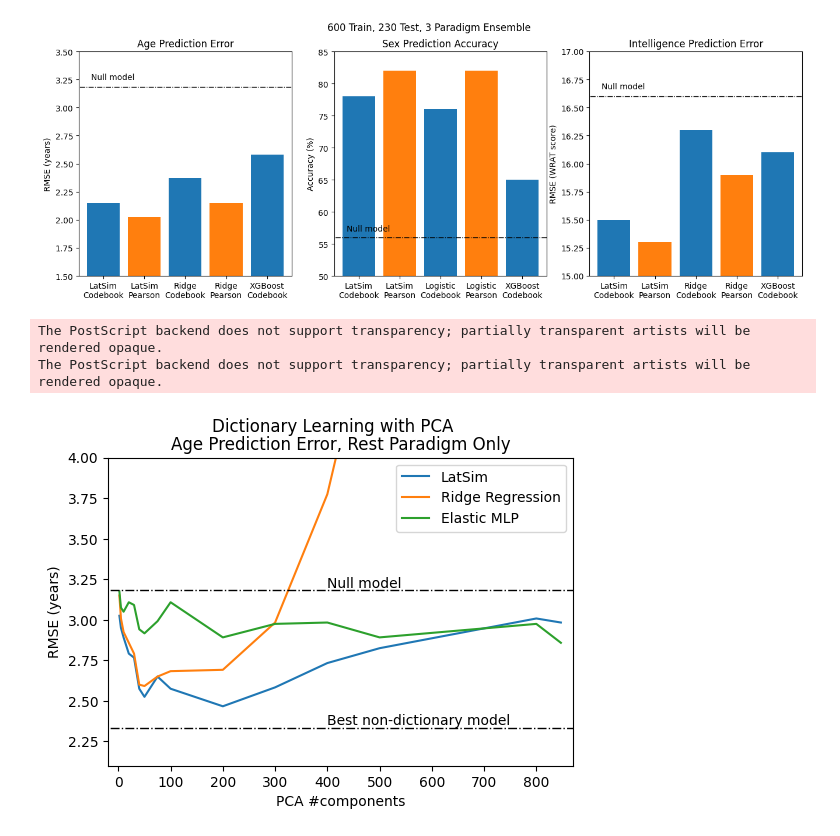
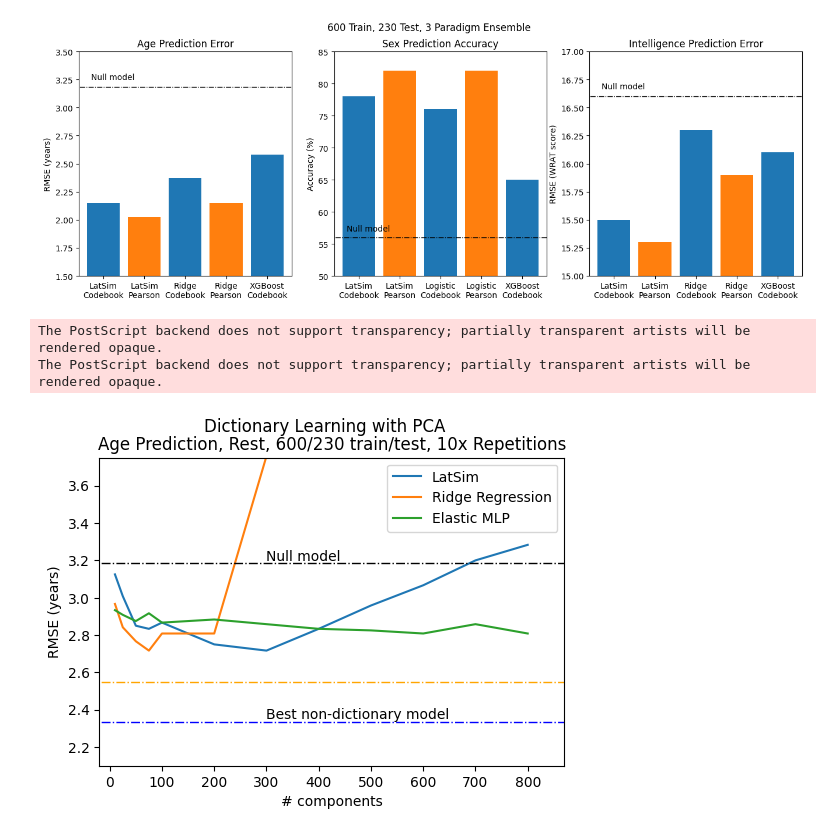
Before and after one commit to aorliche/PNC, a Jupyter notebook: LatSimEC/MeetingGraphs.ipynb, the cells around one changed output. Cells and saved outputs as stored; diff of their text form; code cells hidden in the pictures.

```diff
--- a/LatSimEC/MeetingGraphs.ipynb
+++ b/LatSimEC/MeetingGraphs.ipynb
@@ -70,40 +70,41 @@ fig.show()
 # %%
 import numpy as np
 import matplotlib.pyplot as plt
 
-ridge = [37.8,36.1,35.1,34.3,33.5,31.2,31.1,31.8,32.2,32.3,35.8,45.3,61.7,142,147]
-elasticmlp = [38.1,36.9,36.6,37.3,37.1,35.3,35,35.9,37.3,34.7,35.7,35.8,34.7,35.7,34.3]
-sim = [36.3,35.4,34.7,33.5,33.2,30.9,30.3,31.8,30.9,29.6,31,32.8,33.9,36.1,35.8]
+ridge = [35.6,34.1,33.2,32.6,33.7,33.7,45.1,76.1,98.4,144,142,150]
+elasticmlp = [35.2,34.9,34.5,35.0,34.4,34.6,34.3,34.0,33.9,33.7,34.3,33.7]
+sim = [37.5,36.1,34.2,34.0,34.4,33.0,32.6,34.0,35.5,36.8,38.4,39.4]
 null = 38.21/12
 best = 28/12
 ridge = np.array(ridge)/12
 elasticmlp = np.array(elasticmlp)/12
 sim = np.array(sim)/12
-ncomp = [2,5,10,20,30,40,50,75,100,200,300,400,500,800,847]
+ncomp = [10,25,50,75,100,200,300,400,500,600,700,800]
 
 fig,ax = plt.subplots(figsize=(6,4))
 
 ax.plot(ncomp, sim, label='LatSim')
 ax.plot(ncomp, ridge, label='Ridge Regression')
 ax.plot(ncomp, elasticmlp, label='Elastic MLP')
 ax.plot([-100,900],[null,null],color='black',linestyle='-.',linewidth=1)
-ax.plot([-100,900],[best,best],color='black',linestyle='-.',linewidth=1)
+ax.plot([-100,900],[best,best],color='blue',linestyle='-.',linewidth=1)
+ax.plot([-100,900],[2.55,2.55],color='orange',linestyle='-.',linewidth=1)
 ax.set_xlim([-20,870])
-ax.set_ylim([2.1,4])
-ax.text(400,3.20,'Null model')
-ax.text(400,2.35,'Best non-dictionary model')
+ax.set_ylim([2.1,3.75])
+ax.text(300,3.20,'Null model')
+ax.text(300,2.35,'Best non-dictionary model')
 ax.set_ylabel('RMSE (years)')
-ax.set_xlabel('PCA #components')
-ax.set_title('Age Prediction Error, Rest Paradigm Only')
+ax.set_xlabel('# components')
+ax.set_title('Age Prediction, Rest, 600/230 train/test, 10x Repetitions')
 ax.legend()
 
 fig.suptitle('Dictionary Learning with PCA')
 fig.savefig('../../Work/LatSimEC/pcadictlearning.eps')
 fig.show()
 # %% [output]
 The PostScript backend does not support transparency; partially transparent artists will be rendered opaque.
 The PostScript backend does not support transparency; partially transparent artists will be rendered opaque.
-[figure, old version]
+[figure, new version]
 # %%
 import numpy as np
 import matplotlib.pyplot as plt
```
Also changed, not shown: parts of 7 cells of this notebook, 6 other files.
